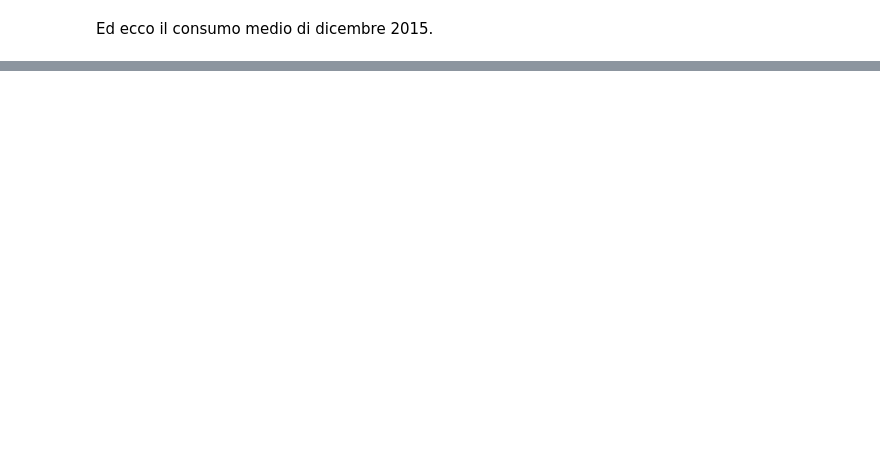
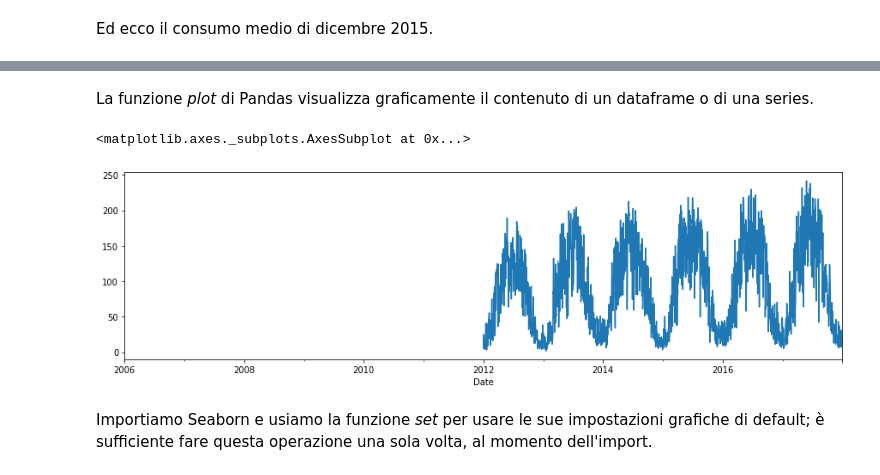
Before and after one commit to fbagattini/Lezioni, a Jupyter notebook: 1.ipynb, the cells around one changed output, grey strips where cells are left out. Cells and saved outputs as stored; diff of their text form; code cells hidden in the pictures; blank space fills up the shorter version.

```diff
--- a/1.ipynb
+++ b/1.ipynb
@@ -366,0 +547,11 @@ Created with Jupyter, delivered by Fastly, rendered by OVHCloud.
+# %% [markdown]
+La funzione *plot* di Pandas visualizza graficamente il contenuto di un dataframe o di una series.
+# %%
+df_solar = df['Solar']
+
+df_solar.plot(figsize=(15, 4))
+# %% [output]
+<matplotlib.axes._subplots.AxesSubplot at 0x...>
+[figure, added]
+# %% [markdown]
+Importiamo Seaborn e usiamo la funzione *set* per usare le sue impostazioni grafiche di default; è sufficiente fare questa operazione una sola volta, al momento dell'import.
```
Also changed, not shown: parts of 101 cells of this notebook, 1 other file.
